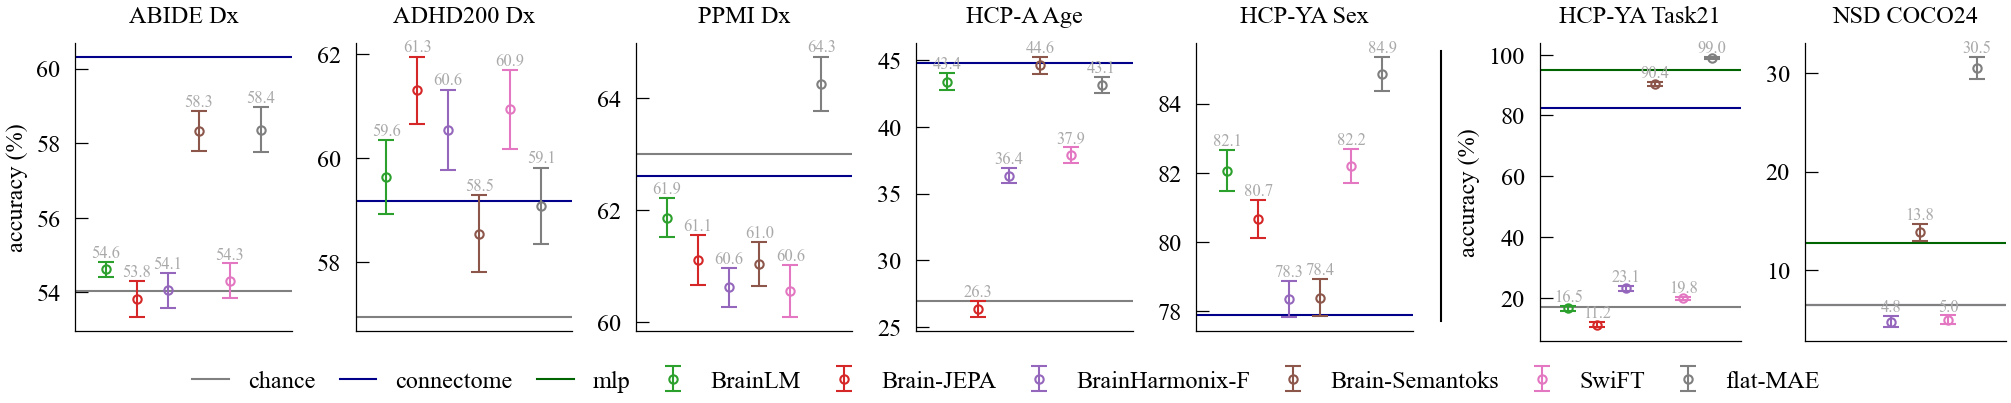
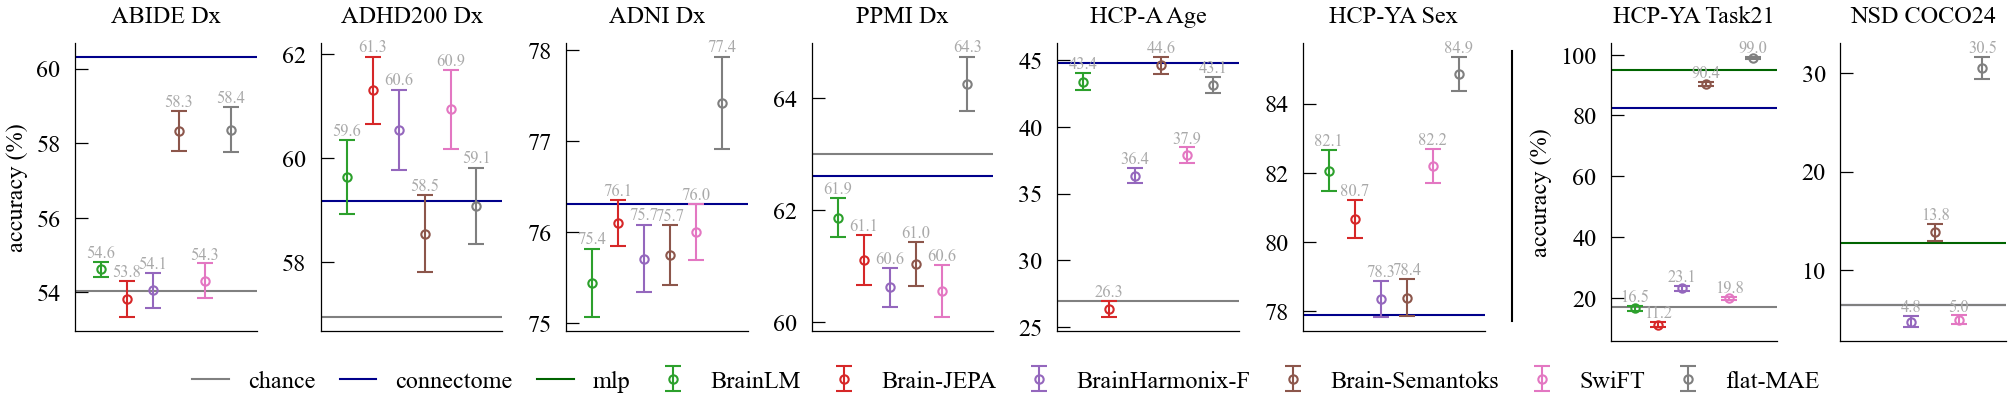
Unified diff of the notebook cell whose output changed from the first chart to the second:
--- before
+++ after
@@ -12,5 +12,12 @@
 ]
 
-trait_datasets = ["abide_dx", "adhd200_dx", "ppmi_dx", "aabc_age", "hcpya_rest1lr_gender"]
+trait_datasets = [
+    "abide_dx",
+    "adhd200_dx",
+    "adni_ad_vs_cn",
+    "ppmi_dx",
+    "aabc_age",
+    "hcpya_rest1lr_gender",
+]
 state_datasets = ["hcpya_task21", "nsd_cococlip"]
 
@@ -30,5 +37,5 @@
         100 * summary.loc["connectome_schaefer400", ("mean", ds)], color="darkblue", lw=0.5
     )
-    if ds not in {"hcpya_rest1lr_gender"}:
+    if ds not in {"hcpya_rest1lr_gender", "adni_ad_vs_cn"}:
         handles["chance"] = plt.axhline(100 * chance_accs[ds], color="gray", lw=0.5)
 
@@ -95,6 +102,5 @@
         lw=0.5,
     )
-    if ds not in {"hcpya_rest1lr_gender"}:
-        handles["chance"] = plt.axhline(100 * chance_accs[ds], color="gray", lw=0.5)
+    handles["chance"] = plt.axhline(100 * chance_accs[ds], color="gray", lw=0.5)
 
     for jj, model in enumerate(models):
@@ -144,5 +150,5 @@
     ax.set_xlim(-1, len(models))
 
-x = 0.715
+x = 0.75
 ymin, ymax = 0.09, 0.84
 line = plt.Line2D((x, x), (ymin, ymax), color="k", linewidth=0.5)

Commit: update scripts, notebooks, figures